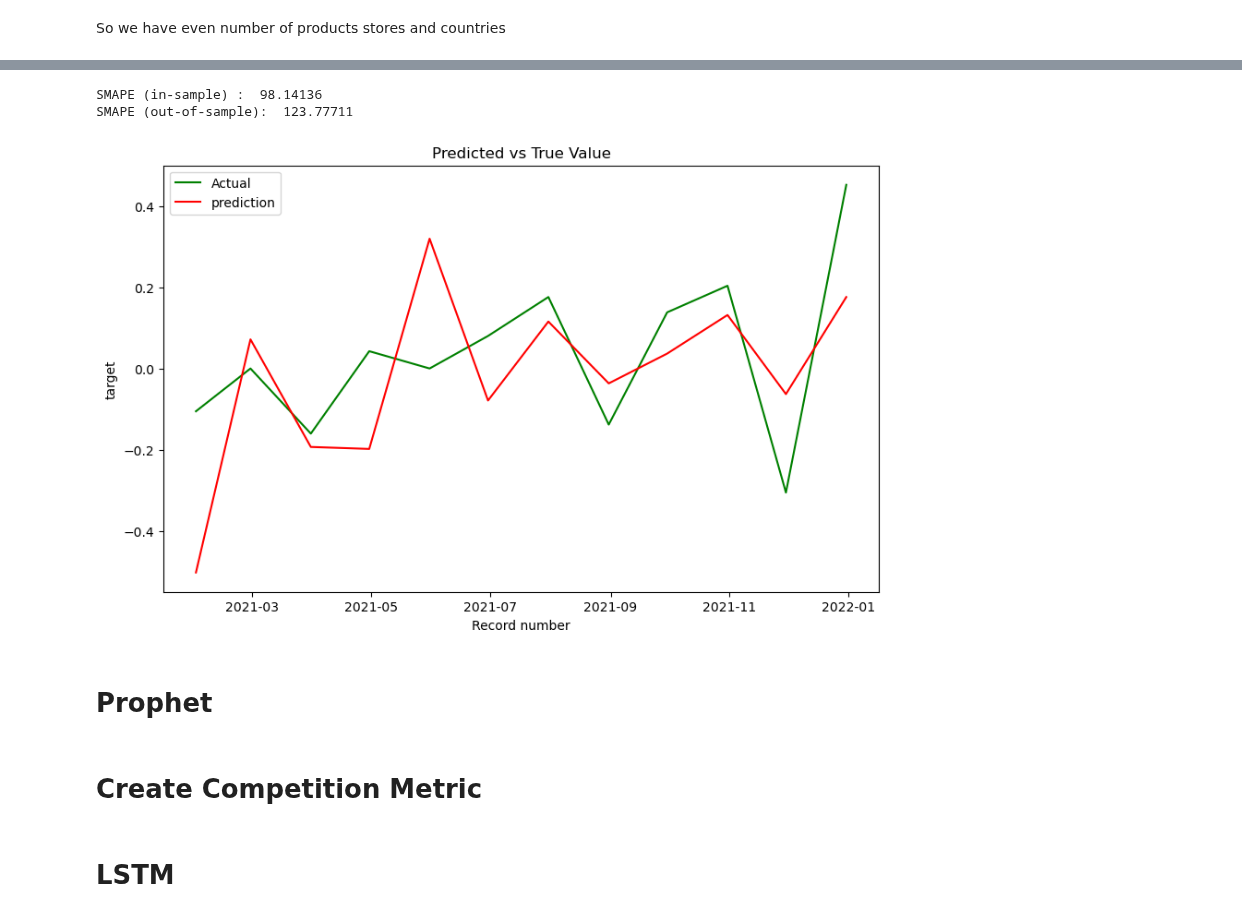
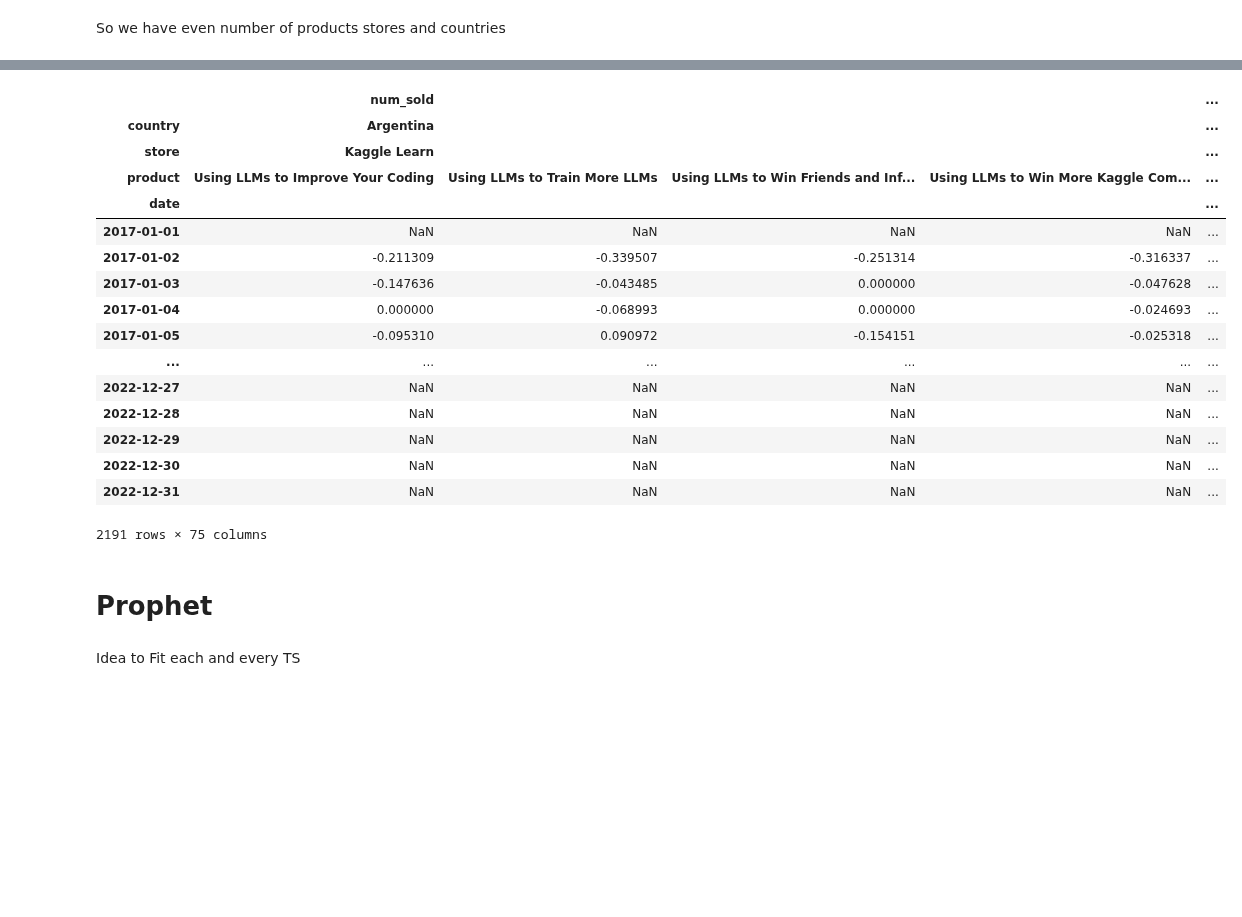
Before and after one commit to Bagirov-lab/Kaggle, a Jupyter notebook: playgrounds-s3e19-forecasting-mini-course-sales.ipynb, the cells around one changed output, grey strips where cells are left out. Cells and saved outputs as stored; diff of their text form; code cells hidden in the pictures; blank space fills up the shorter version.

Commit message:
Kaggle Notebook | PlayGrounds S3E19 | Forecasting Mini-Course Sales  | Version 15

```diff
--- a/playgrounds-s3e19-forecasting-mini-course-sales.ipynb
+++ b/playgrounds-s3e19-forecasting-mini-course-sales.ipynb
@@ -246,3 +147,6 @@ The num of sales cannot be negative or zero -> we can use log difference
 # %%
 panel_train = panel_train.sort_index()
 panel_test = panel_test.sort_index()
+panel_train_log_diff  = np.log(panel_train) - np.log(panel_train.shift(1))
+
+panel_log_diff = pd.concat([panel_train_log_diff,panel_test])
@@ -446,20 +153,22 @@ predictions_out_of_sample = pd.Series(predictions_out_of_sample, index=test_data
-# %%
-# Print Results
-print("SMAPE (in-sample) : ",round(compute_smape(train_data, predictions_in_sample),5))
-print("SMAPE (out-of-sample): ",round(compute_smape(test_data, predictions_out_of_sample),5))
-# %% [output]
-SMAPE (in-sample) :  98.14136
-SMAPE (out-of-sample):  123.77711
-# %%
-plt.figure(figsize=(10,6))
-plt.plot(test_data, color = "green")
-plt.plot(predictions_out_of_sample, color = "red")
-plt.legend(["Actual","prediction"])
-plt.title("Predicted vs True Value")
-plt.xlabel("Record number")
-plt.ylabel("target")
-plt.show()
-# %% [output]
-[figure, removed]
+# %%
+panel_log_diff
+# %% [output]
+|  | num_sold |  |  |  | ... |
+| country | Argentina |  |  |  | ... |
+| store | Kaggle Learn |  |  |  | ... |
+| product | Using LLMs to Improve Your Coding | Using LLMs to Train More LLMs | Using LLMs to Win Friends and Inf... | Using LLMs to Win More Kaggle Com... | ... |
+| date |  |  |  |  | ... |
+| 2017-01-01 | NaN | NaN | NaN | NaN | ... |
+| 2017-01-02 | -0.211309 | -0.339507 | -0.251314 | -0.316337 | ... |
+| 2017-01-03 | -0.147636 | -0.043485 | 0.000000 | -0.047628 | ... |
+| 2017-01-04 | 0.000000 | -0.068993 | 0.000000 | -0.024693 | ... |
+| 2017-01-05 | -0.095310 | 0.090972 | -0.154151 | -0.025318 | ... |
+| ... | ... | ... | ... | ... | ... |
+| 2022-12-27 | NaN | NaN | NaN | NaN | ... |
+| 2022-12-28 | NaN | NaN | NaN | NaN | ... |
+| 2022-12-29 | NaN | NaN | NaN | NaN | ... |
+| 2022-12-30 | NaN | NaN | NaN | NaN | ... |
+| 2022-12-31 | NaN | NaN | NaN | NaN | ... |
+2191 rows × 75 columns
 # %% [markdown]
 # Prophet
@@ -496,2 +174,0 @@ predict_draw_prophet(df_train=Ex_Series_Prophet, df_pred=Ex_Series_Prophet_Aug)
-# %% [markdown]
-# Create Competition Metric
@@ -535,2 +174,0 @@ compute_smape(y_true=y_true, y_pred=y_pred)
-# %% [markdown]
-# LSTM
@@ -536,0 +180,2 @@ compute_smape(y_true=y_true, y_pred=y_pred)
+# %% [markdown]
+Idea to Fit each and every TS
```
Also changed, not shown: parts of 67 cells of this notebook.
